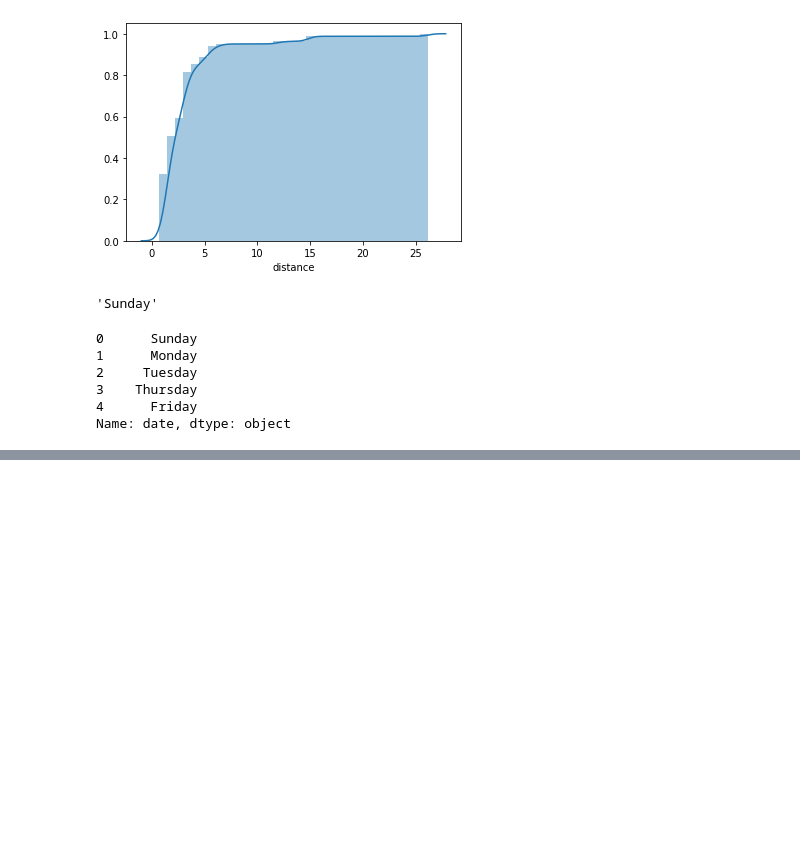
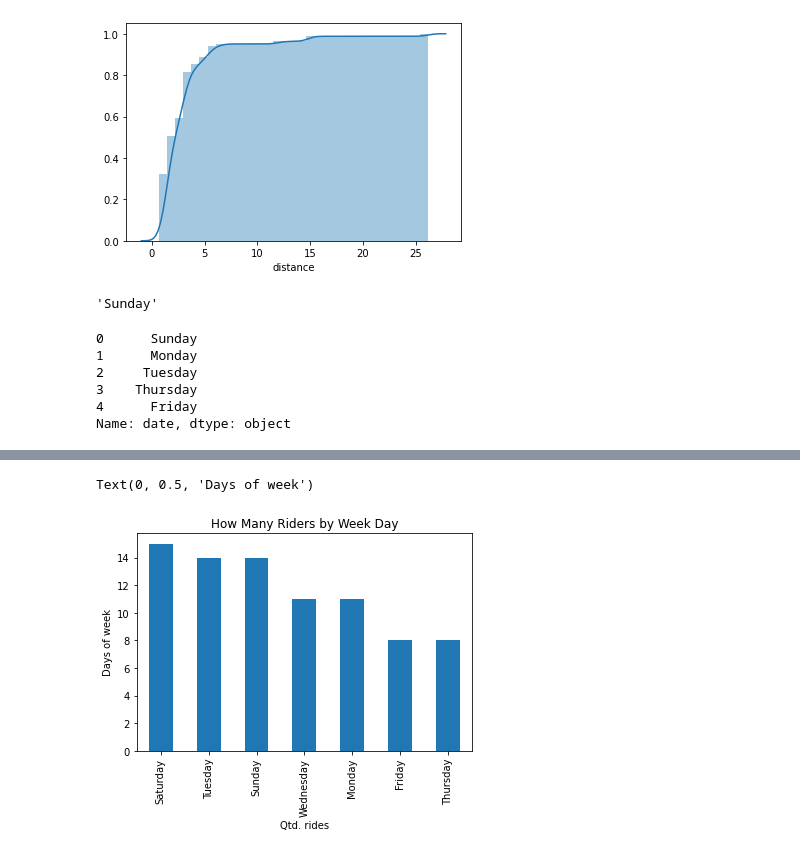
Before and after one commit to ralsouza/data_visualisation_matplotlib_seaborn, a Jupyter notebook: notebooks/03_exercices.ipynb, the cells around one changed output, grey strips where cells are left out. Drawn from its saved outputs; the diff is of its cells as text; code cells hidden in the pictures; blank space fills up the shorter version.

```diff
--- a/notebooks/03_exercices.ipynb
+++ b/notebooks/03_exercices.ipynb
@@ -112,0 +115,3 @@ df
+# %%
+# 8. Delete the time column from dataframe
+df.drop(['time'],axis=1,inplace=True)
@@ -112,0 +130,9 @@ df
+# %%
+# 9. How many taxi rides are there by day of week?
+df['day_of_week'].value_counts().plot(kind='bar')
+plt.title('How Many Riders by Week Day')
+plt.xlabel('Qtd. rides')
+plt.ylabel('Days of week')
+# %% [output]
+Text(0, 0.5, 'Days of week')
+[figure, added]
```
Also changed, not shown: parts of 5 cells of this notebook.
